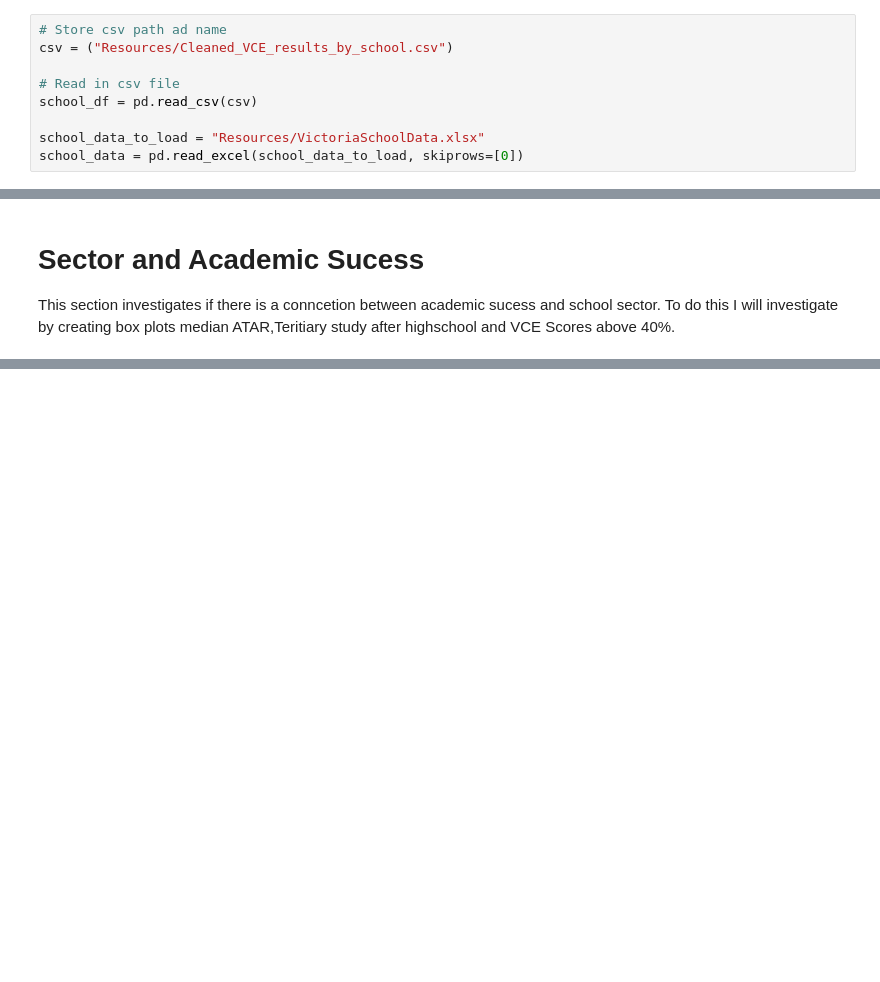
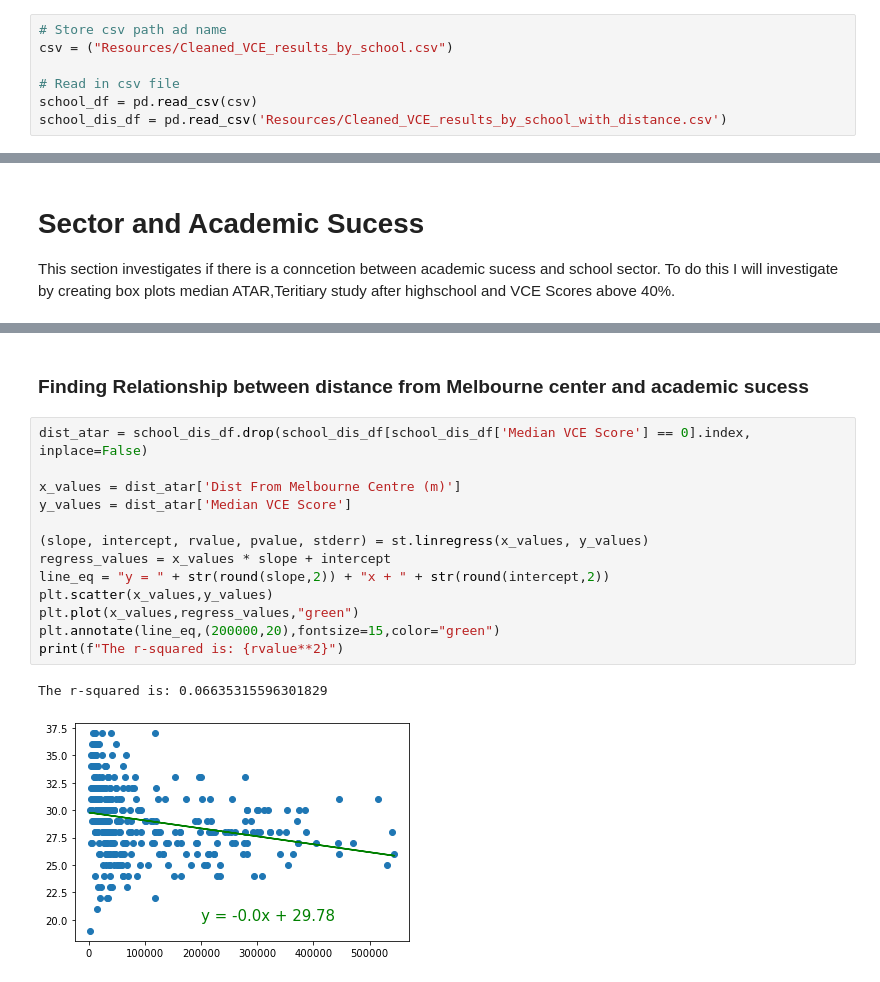
Before and after one commit to joshmartin33/project-one, a Jupyter notebook: analysis.ipynb, the cells around one changed output, grey strips where cells are left out. Drawn from its saved outputs; the diff is of its cells as text; blank space fills up the shorter version.

Commit message:
Added an investigation between the distance of Melbourne and linear relationship, also added chi square analysis

```diff
--- a/analysis.ipynb
+++ b/analysis.ipynb
@@ -17,9 +17,7 @@ csv = ("Resources/Cleaned_VCE_results_by_school.csv")
 
 # Read in csv file
 school_df = pd.read_csv(csv)
-
-school_data_to_load = "Resources/VictoriaSchoolData.xlsx"
-school_data = pd.read_excel(school_data_to_load, skiprows=[0])
+school_dis_df = pd.read_csv('Resources/Cleaned_VCE_results_by_school_with_distance.csv')
 # %%
 school_df.head(10)
 # %% [output]
@@ -293,0 +348,18 @@ plt.savefig('output/sector_tertiary_box.png')
+# %% [markdown]
+### Finding Relationship between distance from Melbourne center and academic sucess
+# %%
+dist_atar = school_dis_df.drop(school_dis_df[school_dis_df['Median VCE Score'] == 0].index, inplace=False)
+
+x_values = dist_atar['Dist From Melbourne Centre (m)']
+y_values = dist_atar['Median VCE Score']
+
+(slope, intercept, rvalue, pvalue, stderr) = st.linregress(x_values, y_values)
+regress_values = x_values * slope + intercept
+line_eq = "y = " + str(round(slope,2)) + "x + " + str(round(intercept,2))
+plt.scatter(x_values,y_values)
+plt.plot(x_values,regress_values,"green")
+plt.annotate(line_eq,(200000,20),fontsize=15,color="green")
+print(f"The r-squared is: {rvalue**2}")
+# %% [output]
+The r-squared is: 0.06635315596301829
+[figure, added]
```
Also changed, not shown: parts of 15 cells of this notebook, 3 other files.
